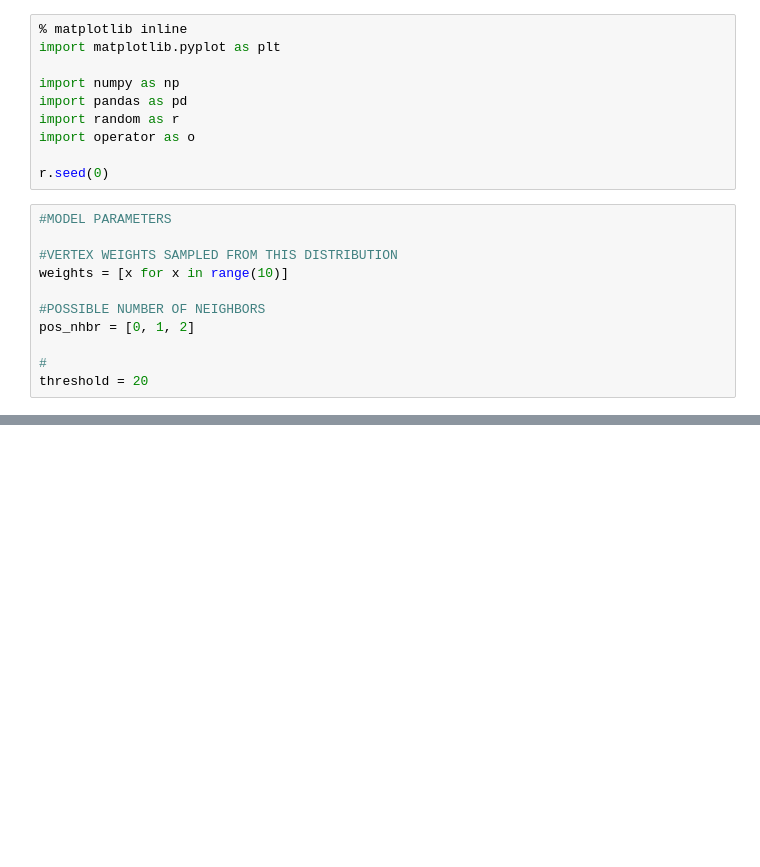
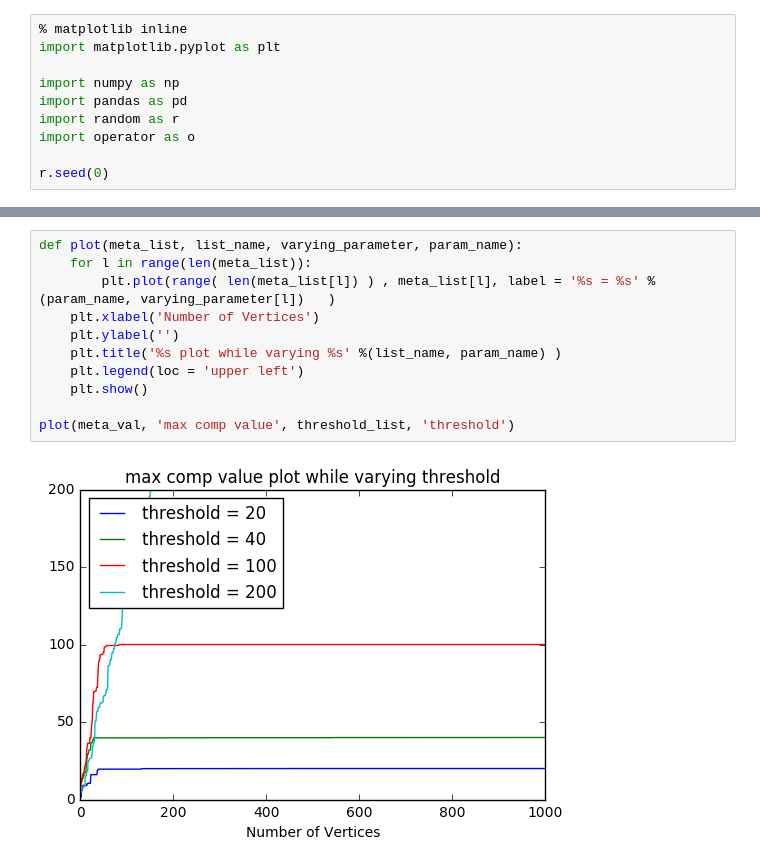
Before and after one commit to ostwind/network_resource_dom, a Jupyter notebook: analysis/ground_truth.ipynb, the cells around one changed output, grey strips where cells are left out. Cells and saved outputs as stored; diff of their text form; blank space fills up the shorter version.

```diff
--- a/analysis/ground_truth.ipynb
+++ b/analysis/ground_truth.ipynb
@@ -8,14 +8,3 @@ import random as r
 import operator as o
 
 r.seed(0)
-# %%
-#MODEL PARAMETERS
-
-#VERTEX WEIGHTS SAMPLED FROM THIS DISTRIBUTION
-weights = [x for x in range(10)]
-
-#POSSIBLE NUMBER OF NEIGHBORS
-pos_nhbr = [0, 1, 2]
-
-#
-threshold = 20
@@ -127,0 +119,13 @@ plt.plot(range(len(stat_to_track2)) , stat_to_track2  )
+# %%
+def plot(meta_list, list_name, varying_parameter, param_name):
+    for l in range(len(meta_list)):
+        plt.plot(range( len(meta_list[l]) ) , meta_list[l], label = '%s = %s' %(param_name, varying_parameter[l])   )
+    plt.xlabel('Number of Vertices')
+    plt.ylabel('')
+    plt.title('%s plot while varying %s' %(list_name, param_name) )
+    plt.legend(loc = 'upper left')
+    plt.show()
+
+plot(meta_val, 'max comp value', threshold_list, 'threshold')
+# %% [output]
+[figure, added]
```
Also changed, not shown: parts of 9 cells of this notebook.
